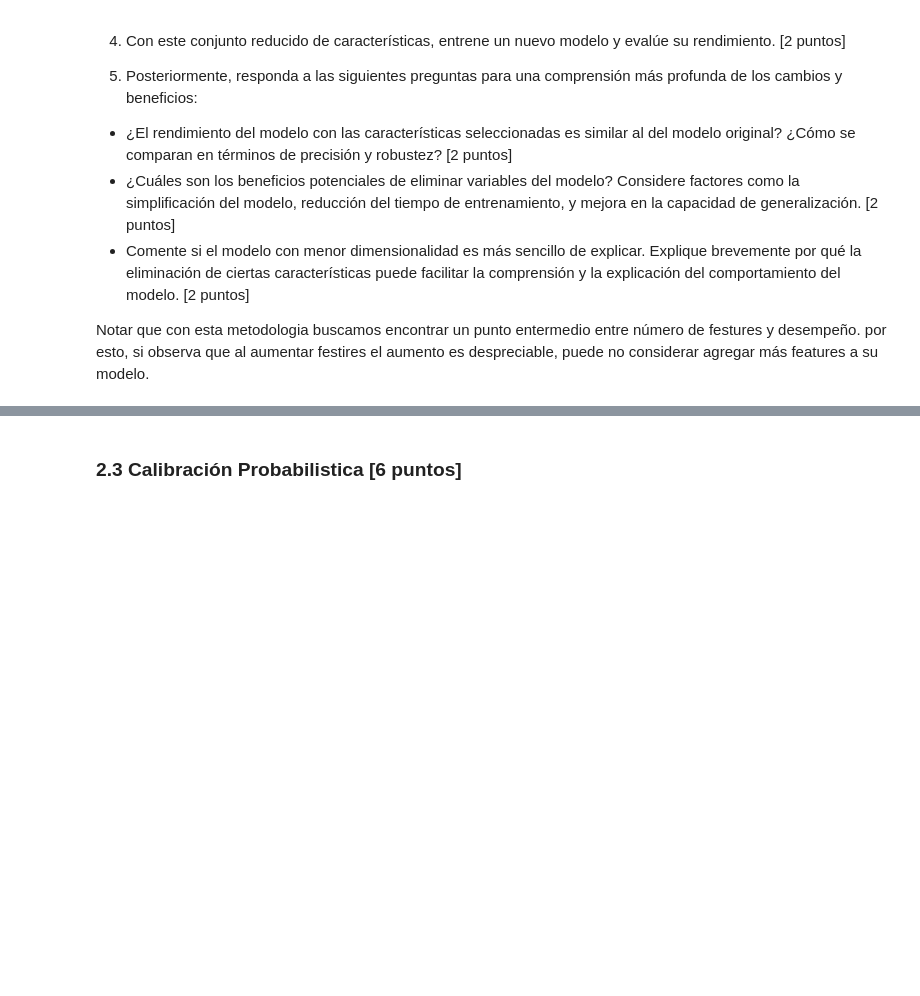
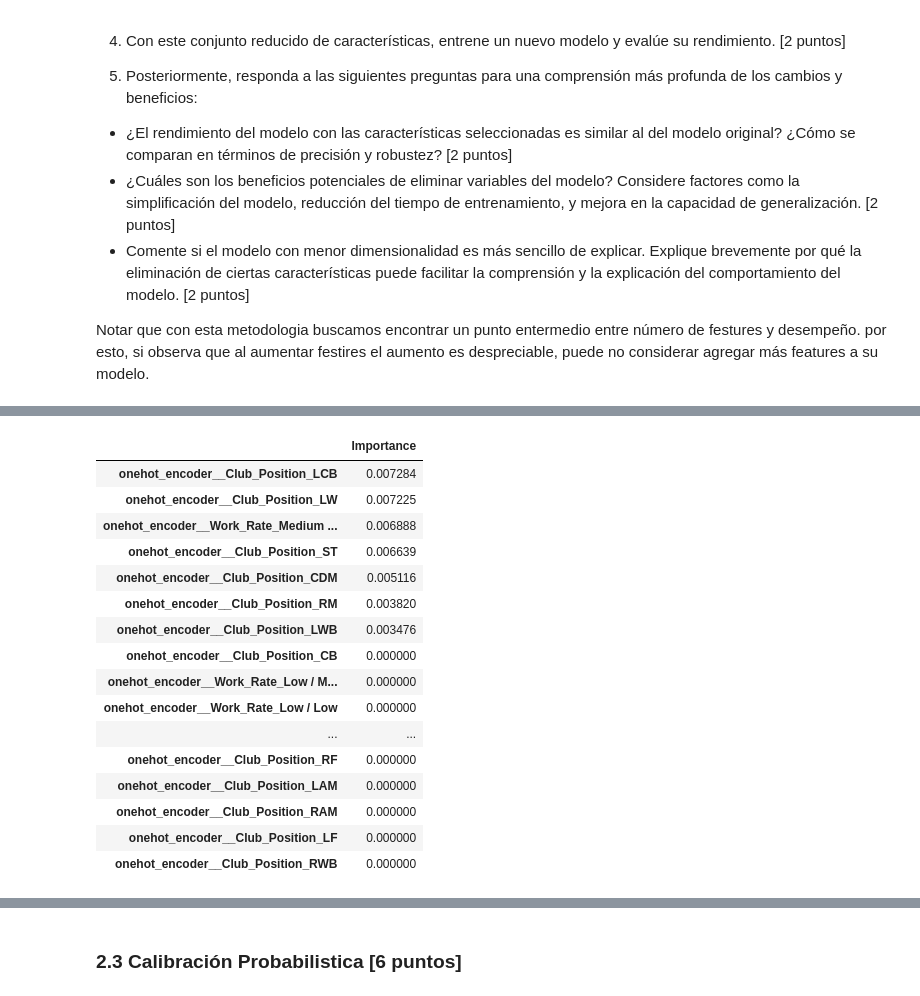
Before and after one commit to maxfloresv/MDS7202, a Jupyter notebook: lab_5/enunciado.ipynb, the cells around one changed output, grey strips where cells are left out. Cells and saved outputs as stored; diff of their text form; code cells hidden in the pictures; blank space fills up the shorter version.

```diff
--- a/lab_5/enunciado.ipynb
+++ b/lab_5/enunciado.ipynb
@@ -749,0 +906,20 @@ Notar que con esta metodologia buscamos encontrar un punto entermedio entre núm
+# %%
+importances.tail(20)
+# %% [output]
+|  | Importance |
+| onehot_encoder__Club_Position_LCB | 0.007284 |
+| onehot_encoder__Club_Position_LW | 0.007225 |
+| onehot_encoder__Work_Rate_Medium ... | 0.006888 |
+| onehot_encoder__Club_Position_ST | 0.006639 |
+| onehot_encoder__Club_Position_CDM | 0.005116 |
+| onehot_encoder__Club_Position_RM | 0.003820 |
+| onehot_encoder__Club_Position_LWB | 0.003476 |
+| onehot_encoder__Club_Position_CB | 0.000000 |
+| onehot_encoder__Work_Rate_Low / M... | 0.000000 |
+| onehot_encoder__Work_Rate_Low / Low | 0.000000 |
+| ... | ... |
+| onehot_encoder__Club_Position_RF | 0.000000 |
+| onehot_encoder__Club_Position_LAM | 0.000000 |
+| onehot_encoder__Club_Position_RAM | 0.000000 |
+| onehot_encoder__Club_Position_LF | 0.000000 |
+| onehot_encoder__Club_Position_RWB | 0.000000 |
```
Also changed, not shown: parts of 42 cells of this notebook.
